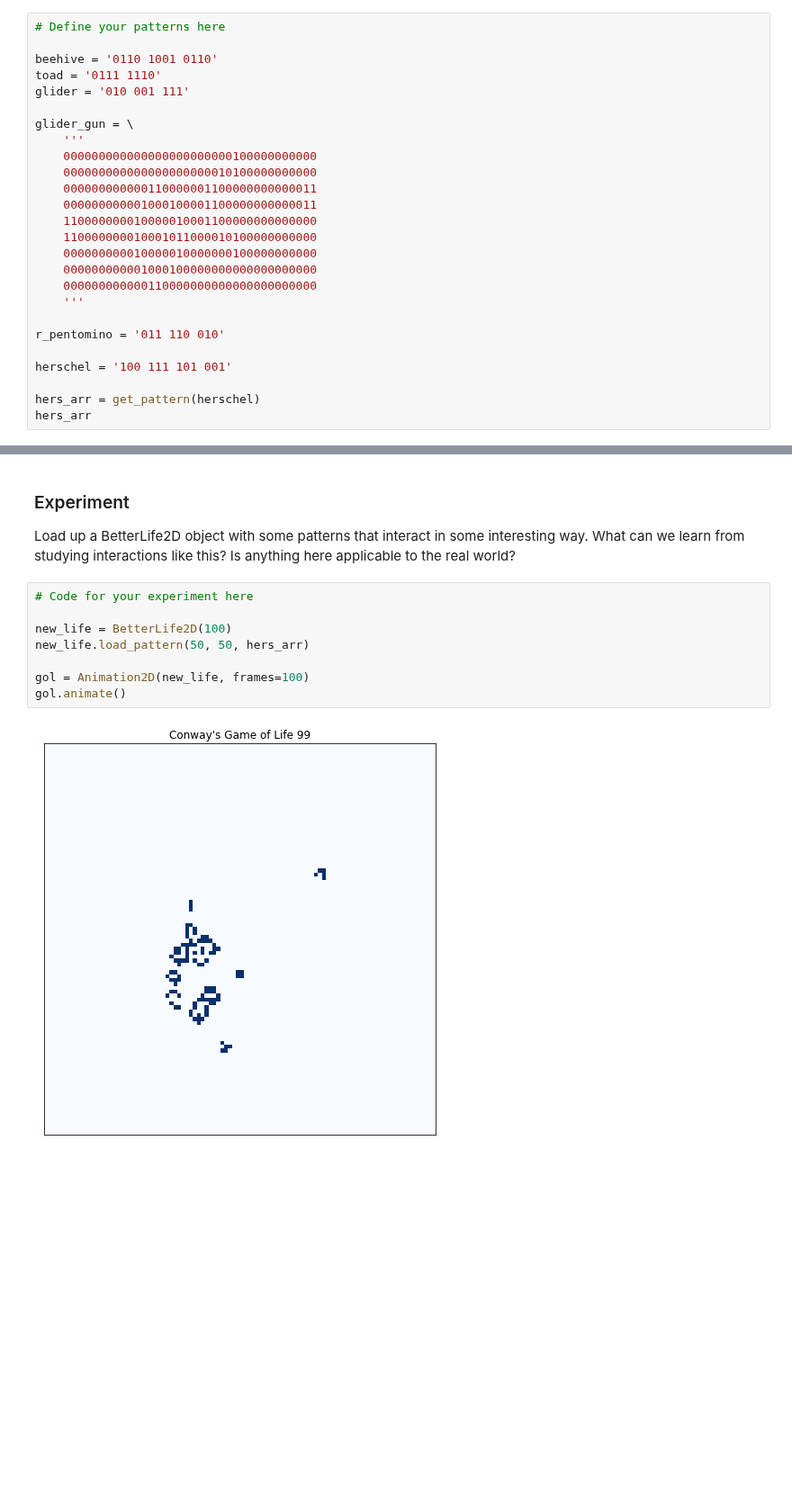
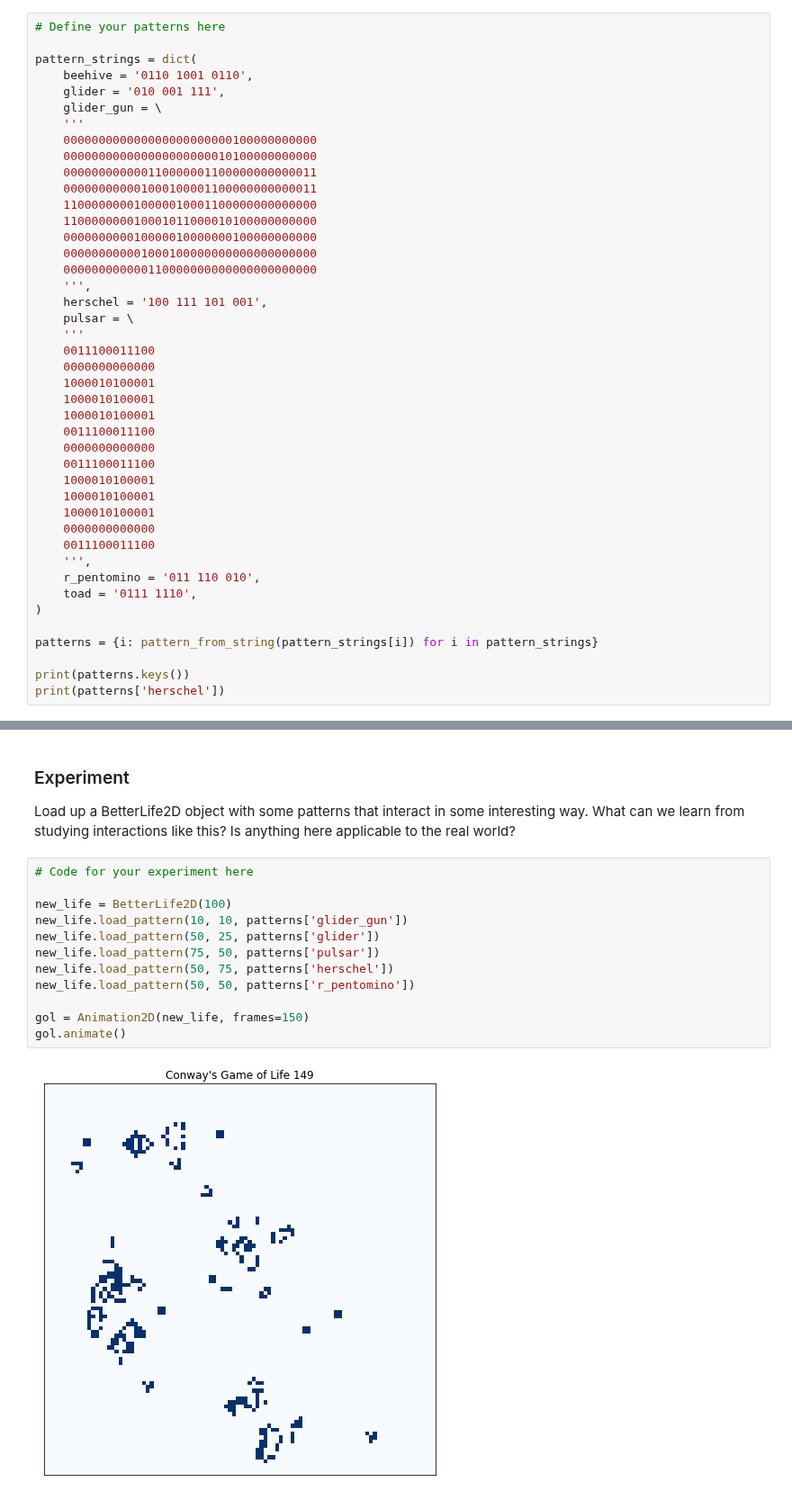
Before and after one commit to benchrisblair/cap-comp215, a Jupyter notebook: labs/lab06.ipynb, the cells around one changed output, grey strips where cells are left out. Shown at 90% size. Cells and saved outputs as stored; diff of their text form; blank space fills up the shorter version.

```diff
--- a/labs/lab06.ipynb
+++ b/labs/lab06.ipynb
@@ -267,11 +265,10 @@ Use your nifty new function to define a few common, interesting patterns (e.g.,
 # %%
 # Define your patterns here
 
-beehive = '0110 1001 0110'
-toad = '0111 1110'
-glider = '010 001 111'
-
-glider_gun = \
+pattern_strings = dict(
+    beehive = '0110 1001 0110',
+    glider = '010 001 111',
+    glider_gun = \
     '''
     000000000000000000000000100000000000
     000000000000000000000010100000000000
@@ -282,12 +279,30 @@ glider_gun = \
     000000000010000010000000100000000000
     000000000001000100000000000000000000
     000000000000110000000000000000000000
+    ''',
+    herschel = '100 111 101 001',
+    pulsar = \
     '''
+    0011100011100
+    0000000000000
+    1000010100001
+    1000010100001
+    1000010100001
+    0011100011100
+    0000000000000
+    0011100011100
+    1000010100001
+    1000010100001
+    1000010100001
+    0000000000000
+    0011100011100
+    ''',
+    r_pentomino = '011 110 010',
+    toad = '0111 1110',
+)
 
-r_pentomino = '011 110 010'
+patterns = {i: pattern_from_string(pattern_strings[i]) for i in pattern_strings}
 
-herschel = '100 111 101 001'
-
-hers_arr = get_pattern(herschel)
-hers_arr
+print(patterns.keys())
+print(patterns['herschel'])
 # %% [output]
@@ -302,10 +318,14 @@ What can we learn from studying interactions like this?   Is anything here appli
 # %%
 # Code for your experiment here
 
 new_life = BetterLife2D(100)
-new_life.load_pattern(50, 50, hers_arr)
+new_life.load_pattern(10, 10, patterns['glider_gun'])
+new_life.load_pattern(50, 25, patterns['glider'])
+new_life.load_pattern(75, 50, patterns['pulsar'])
+new_life.load_pattern(50, 75, patterns['herschel'])
+new_life.load_pattern(50, 50, patterns['r_pentomino'])
 
-gol = Animation2D(new_life, frames=100)
+gol = Animation2D(new_life, frames=150)
 gol.animate()
 # %% [output]
-[figure, old version]
+[figure, new version]
```
Also changed, not shown: parts of 5 cells of this notebook.
